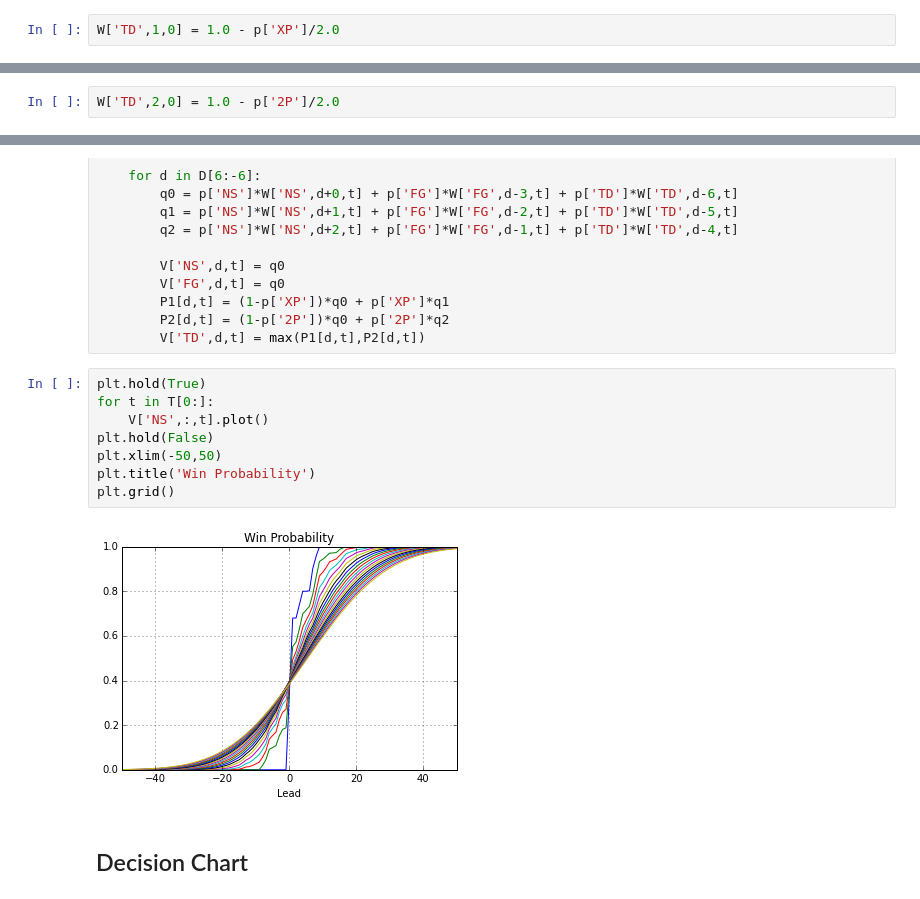
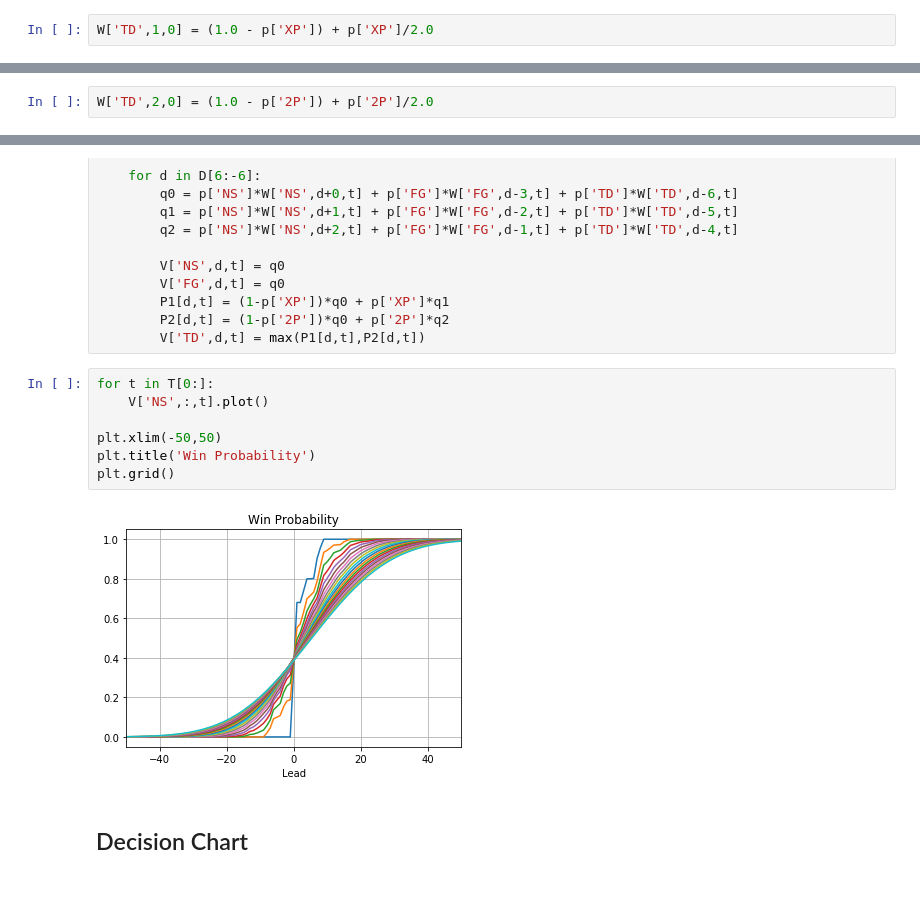
Before and after one commit to jckantor/CBE40455, a Jupyter notebook: notebooks/Points after Touchdown Decision.ipynb, the cells around one changed output, grey strips where cells are left out. Saved outputs shown, nothing was run; the diff lists cells and outputs as text.

```diff
--- a/notebooks/Points after Touchdown Decision.ipynb
+++ b/notebooks/Points after Touchdown Decision.ipynb
@@ -93,9 +93,9 @@ If the last possession ends in the opponent's touchdown to reduce the lead to on
 # %%
-W['TD',1,0] = 1.0 - p['XP']/2.0
+W['TD',1,0] = (1.0 - p['XP']) + p['XP']/2.0
 # %% [markdown]
 If the last possession ends in the opponent's touchdown to reduce the lead to two, assume the opponent will attempt a two point conversion to tie and go to overtime with probability p['2P']. Half of the time the opponent will then win the game, i.e., p['2P']/2. Thus
 # %%
-W['TD',2,0] = 1.0 - p['2P']/2.0
+W['TD',2,0] = (1.0 - p['2P']) + p['2P']/2.0
 # %% [markdown]
 #### Visualization
 
@@ -180,15 +178,14 @@ for t in T[1:]:
         P2[d,t] = (1-p['2P'])*q0 + p['2P']*q2
         V['TD',d,t] = max(P1[d,t],P2[d,t])
 # %%
-plt.hold(True)
 for t in T[0:]:
     V['NS',:,t].plot()
-plt.hold(False)
+
 plt.xlim(-50,50)
 plt.title('Win Probability')
 plt.grid()
 # %% [output]
-[figure, old version]
+[figure, new version]
 # %% [markdown]
 ## Decision Chart
 # %%
```
Also changed, not shown: parts of 13 cells of this notebook, 1 other file.
